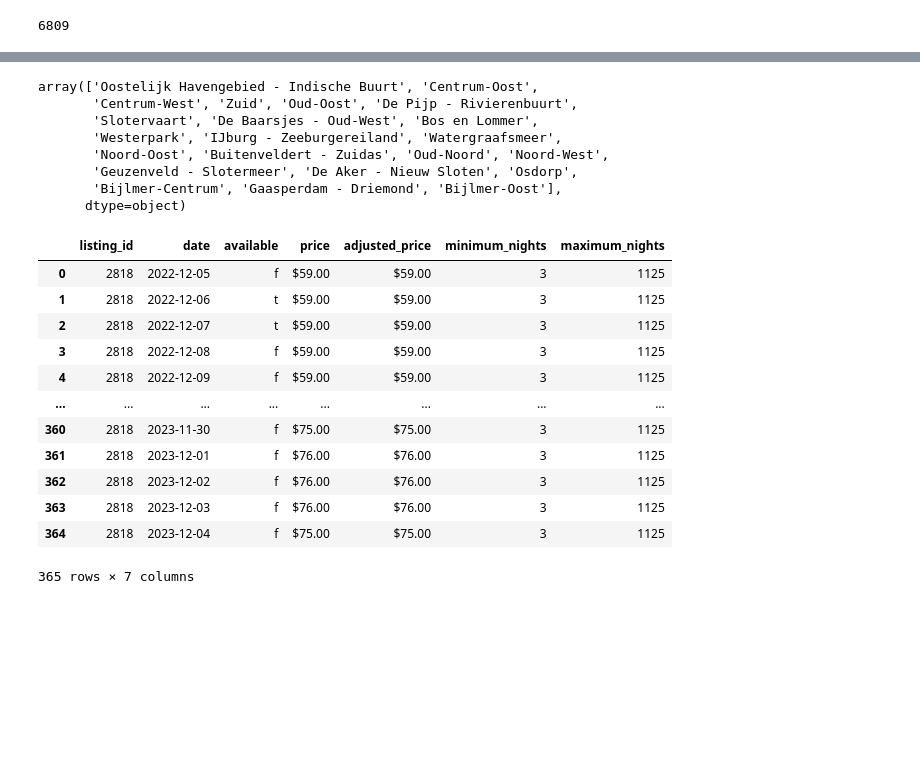
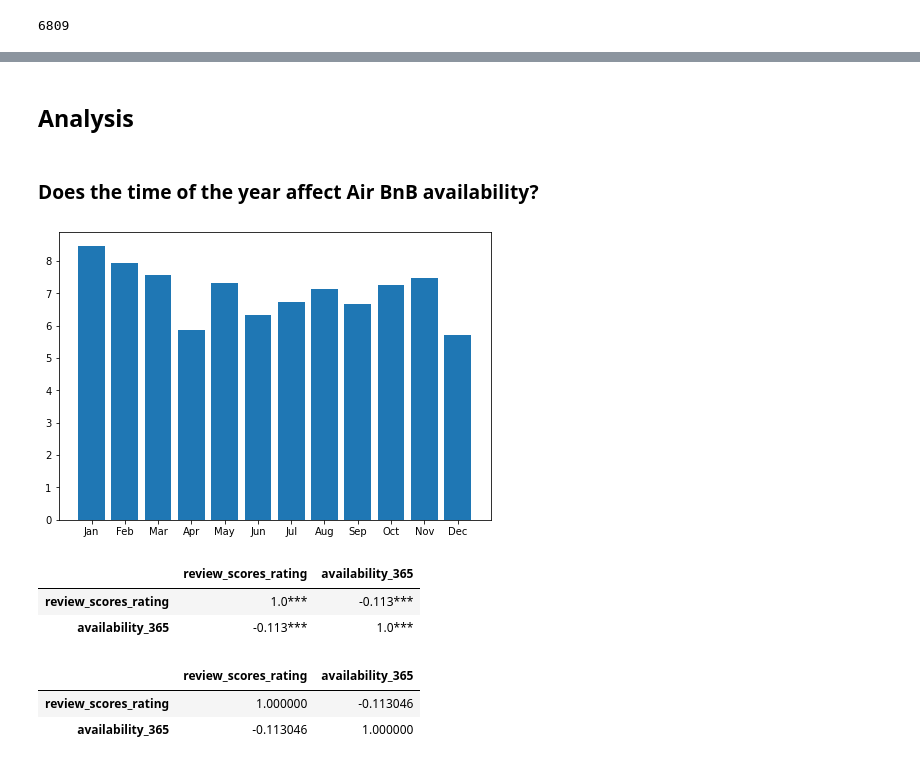
Before and after one commit to ditivaidya/DS-Nanodegree-Project-1-Blog-Post, a Jupyter notebook: Project_I.ipynb, the cells around one changed output, grey strips where cells are left out. Cells and saved outputs as stored; diff of their text form; code cells hidden in the pictures; blank space fills up the shorter version.

Commit message:
analysis start

```diff
--- a/Project_I.ipynb
+++ b/Project_I.ipynb
@@ -182,34 +193,47 @@ sum(listings.reviews_per_month.isnull() == (listings['number_of_reviews'] == 0))
+# %% [markdown]
+## Analysis
+# %% [markdown]
+### Does the time of the year affect Air BnB availability?
+# %%
+month_avail = calendar_clean.groupby(['listing_id','month'], as_index = False, group_keys = False).aggregate({'available':'sum'})
+month_avail = month_avail.groupby(['month'], as_index = False, group_keys = False).aggregate({'available':'mean'})
+month_avail['month'] = month_avail['month'].apply(lambda x: calendar.month_abbr[x])
+
+#month_avail
+
+fig = plt.figure()
+ax = fig.add_axes([0,0,1,1])
+
+ax.bar(month_avail['month'],month_avail['available'])
+plt.show()
+# %% [output]
+[figure, added]
+# %%
+#listings_desc_clean.plot.line('review_scores_rating', 'availability_365')
+
+from scipy.stats import pearsonr
+
+rho = listings_desc_clean[['review_scores_rating', 'availability_365']].corr()
+pval = listings_desc_clean[['review_scores_rating', 'availability_365']].corr(method=lambda x, y: pearsonr(x, y)[1]) - np.eye(*rho.shape)
+p = pval.applymap(lambda x: ''.join(['*' for t in [.05, .01, .001] if x<=t]))
+rho.round(4).astype(str) + p
+# %% [output]
+|  | review_scores_rating | availability_365 |
+| review_scores_rating | 1.0*** | -0.113*** |
+| availability_365 | -0.113*** | 1.0*** |
+# %%
+listings_desc_clean[['review_scores_rating', 'availability_365']].corr()
+# %% [output]
+|  | review_scores_rating | availability_365 |
+| review_scores_rating | 1.000000 | -0.113046 |
+| availability_365 | -0.113046 | 1.000000 |
 # %%
 #calendar.join(listings, index='listing_id', lsuffix="_left", rsuffix="_right")
 
 #pd.merge(calendar_clean, listings, on=['listing_id','id'])
 
-x = (pd.merge(calendar_clean, listings_clean, left_on='listing_id', right_on='id'))
+#x = (pd.merge(calendar_clean, listings_clean, left_on='listing_id', right_on='id'))
 #x_2818 =
 #sum(x[x['listing_id'] == 2818]['available'])
 #listings[listings['id'] == 2818]
+#calendar[calendar.listing_id == 2818]
-# %% [output]
-array(['Oostelijk Havengebied - Indische Buurt', 'Centrum-Oost',
-       'Centrum-West', 'Zuid', 'Oud-Oost', 'De Pijp - Rivierenbuurt',
-       'Slotervaart', 'De Baarsjes - Oud-West', 'Bos en Lommer',
-       'Westerpark', 'IJburg - Zeeburgereiland', 'Watergraafsmeer',
-       'Noord-Oost', 'Buitenveldert - Zuidas', 'Oud-Noord', 'Noord-West',
-       'Geuzenveld - Slotermeer', 'De Aker - Nieuw Sloten', 'Osdorp',
-       'Bijlmer-Centrum', 'Gaasperdam - Driemond', 'Bijlmer-Oost'],
-      dtype=object)
-# %%
-calendar[calendar.listing_id == 2818]
-# %% [output]
-|  | listing_id | date | available | price | adjusted_price | minimum_nights | maximum_nights |
-| 0 | 2818 | 2022-12-05 | f | $59.00 | $59.00 | 3 | 1125 |
-| 1 | 2818 | 2022-12-06 | t | $59.00 | $59.00 | 3 | 1125 |
-| 2 | 2818 | 2022-12-07 | t | $59.00 | $59.00 | 3 | 1125 |
-| 3 | 2818 | 2022-12-08 | f | $59.00 | $59.00 | 3 | 1125 |
-| 4 | 2818 | 2022-12-09 | f | $59.00 | $59.00 | 3 | 1125 |
-| ... | ... | ... | ... | ... | ... | ... | ... |
-| 360 | 2818 | 2023-11-30 | f | $75.00 | $75.00 | 3 | 1125 |
-| 361 | 2818 | 2023-12-01 | f | $76.00 | $76.00 | 3 | 1125 |
-| 362 | 2818 | 2023-12-02 | f | $76.00 | $76.00 | 3 | 1125 |
-| 363 | 2818 | 2023-12-03 | f | $76.00 | $76.00 | 3 | 1125 |
-| 364 | 2818 | 2023-12-04 | f | $75.00 | $75.00 | 3 | 1125 |
-365 rows × 7 columns
```
Also changed, not shown: parts of 7 cells of this notebook.
